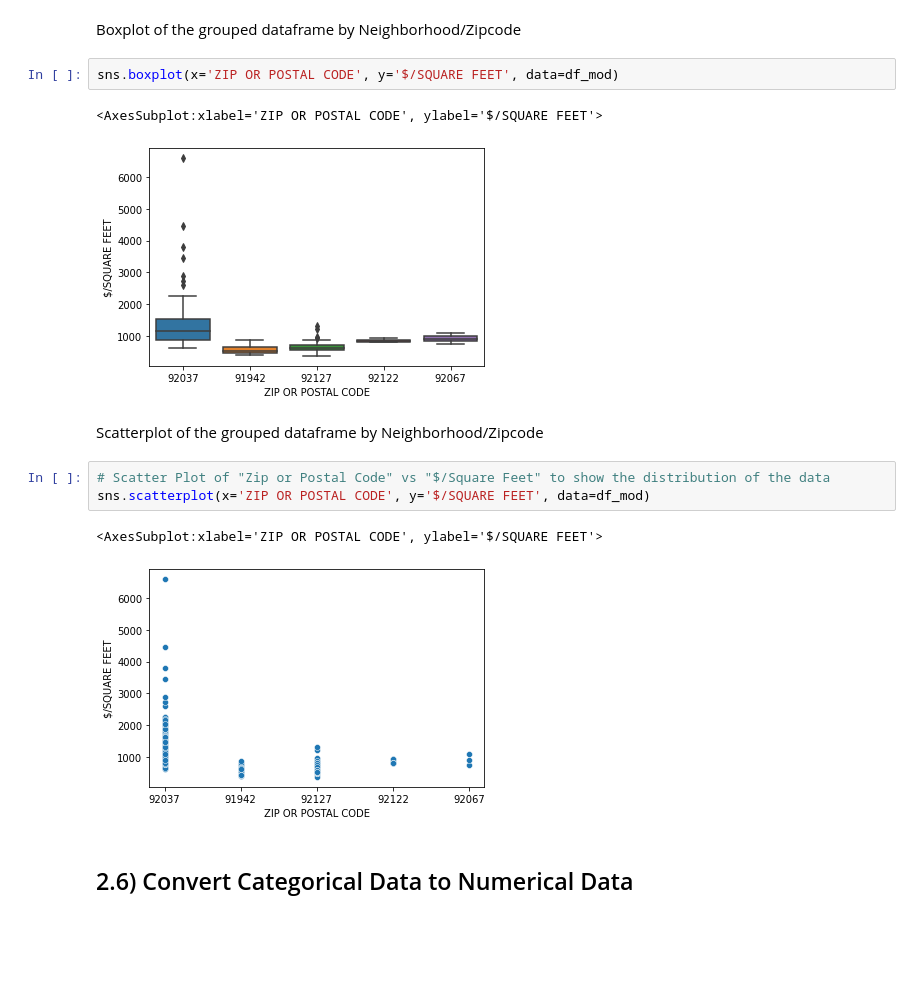
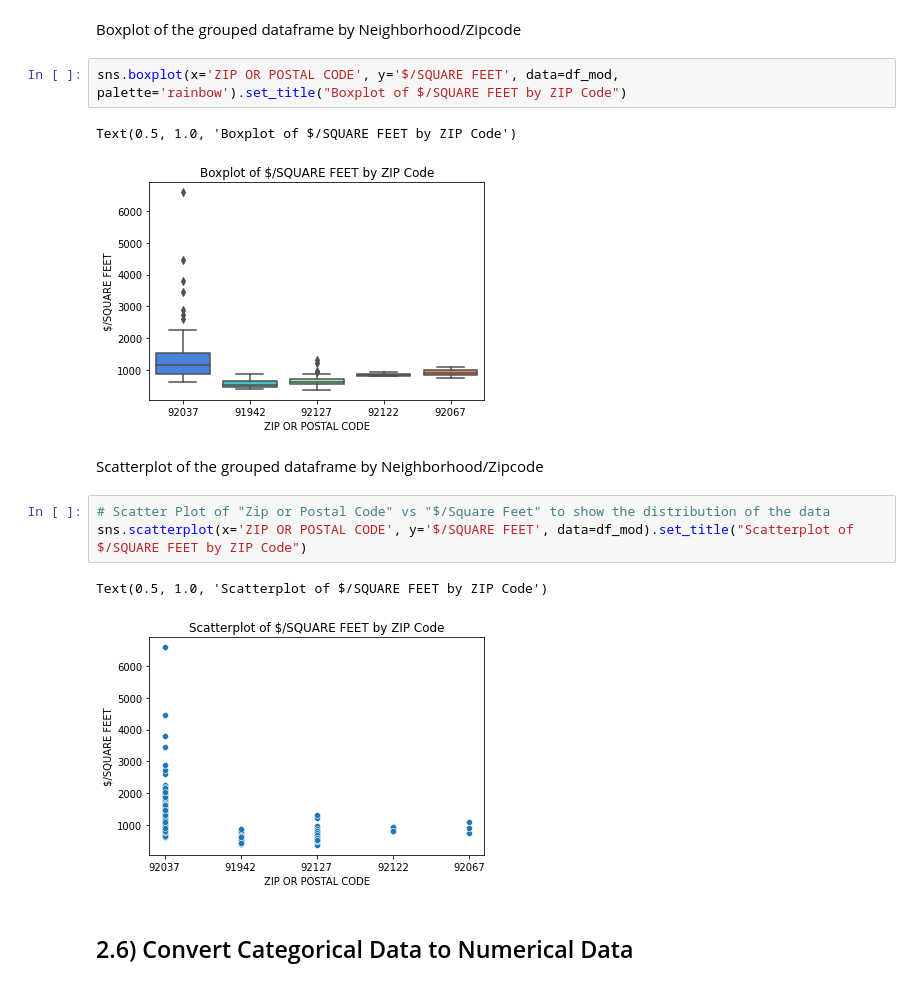
Before and after one commit to tmcgirr/Regression-Model-AAI-500-Project, a Jupyter notebook: Multiple_Linear_Model.ipynb, the cells around one changed output. Cells and saved outputs as stored; diff of their text form; blank space fills up the shorter version.

Commit message:
Update Plots

```diff
--- a/Multiple_Linear_Model.ipynb
+++ b/Multiple_Linear_Model.ipynb
@@ -193,18 +211,18 @@ df_group_std
 # %% [markdown]
 Boxplot of the grouped dataframe by Neighborhood/Zipcode
 # %%
-sns.boxplot(x='ZIP OR POSTAL CODE', y='$/SQUARE FEET', data=df_mod)
+sns.boxplot(x='ZIP OR POSTAL CODE', y='$/SQUARE FEET', data=df_mod, palette='rainbow').set_title("Boxplot of $/SQUARE FEET by ZIP Code")
 # %% [output]
-<AxesSubplot:xlabel='ZIP OR POSTAL CODE', ylabel='$/SQUARE FEET'>
+Text(0.5, 1.0, 'Boxplot of $/SQUARE FEET by ZIP Code')
-[figure, old version]
+[figure, new version]
 # %% [markdown]
 Scatterplot of the grouped dataframe by Neighborhood/Zipcode
 # %%
 # Scatter Plot of "Zip or Postal Code" vs "$/Square Feet" to show the distribution of the data
-sns.scatterplot(x='ZIP OR POSTAL CODE', y='$/SQUARE FEET', data=df_mod)
+sns.scatterplot(x='ZIP OR POSTAL CODE', y='$/SQUARE FEET', data=df_mod).set_title("Scatterplot of $/SQUARE FEET by ZIP Code")
 # %% [output]
-<AxesSubplot:xlabel='ZIP OR POSTAL CODE', ylabel='$/SQUARE FEET'>
+Text(0.5, 1.0, 'Scatterplot of $/SQUARE FEET by ZIP Code')
-[figure, old version]
+[figure, new version]
 # %% [markdown]
 ## 2.6) Convert Categorical Data to Numerical Data
 # %% [markdown]
```
Also changed, not shown: parts of 10 cells of this notebook.
